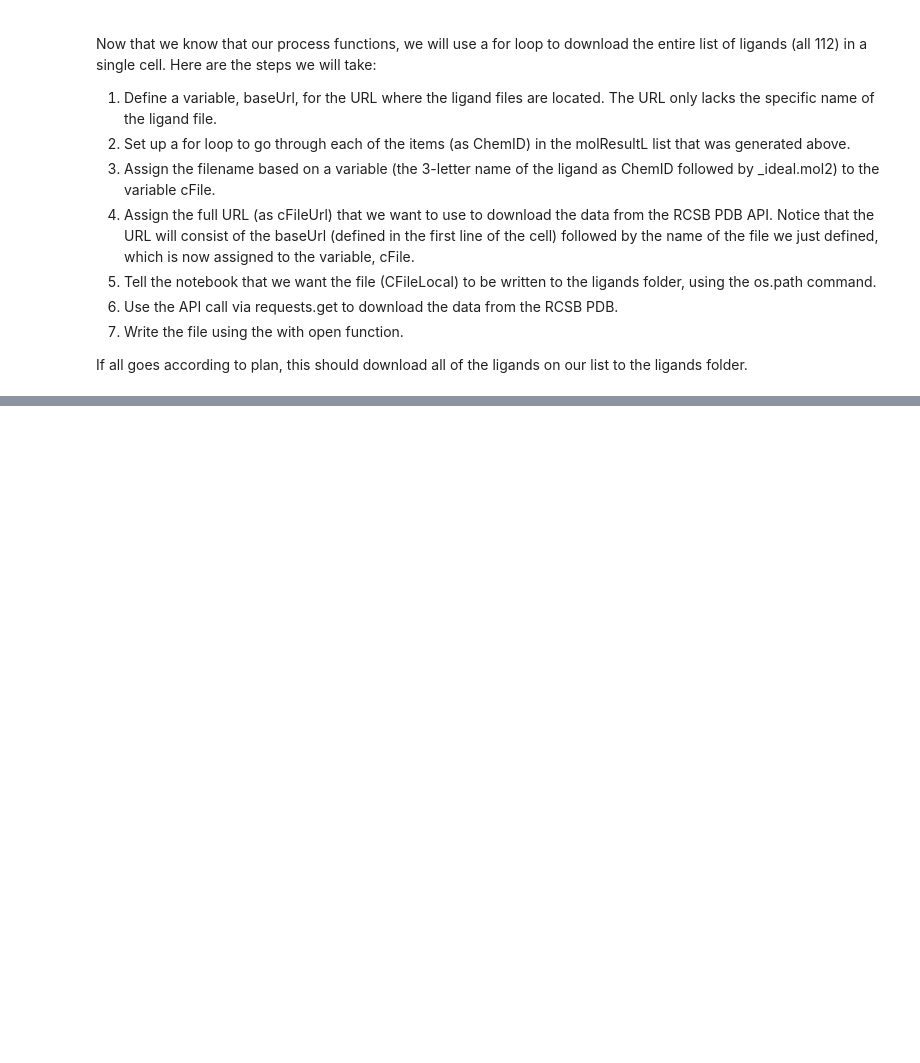
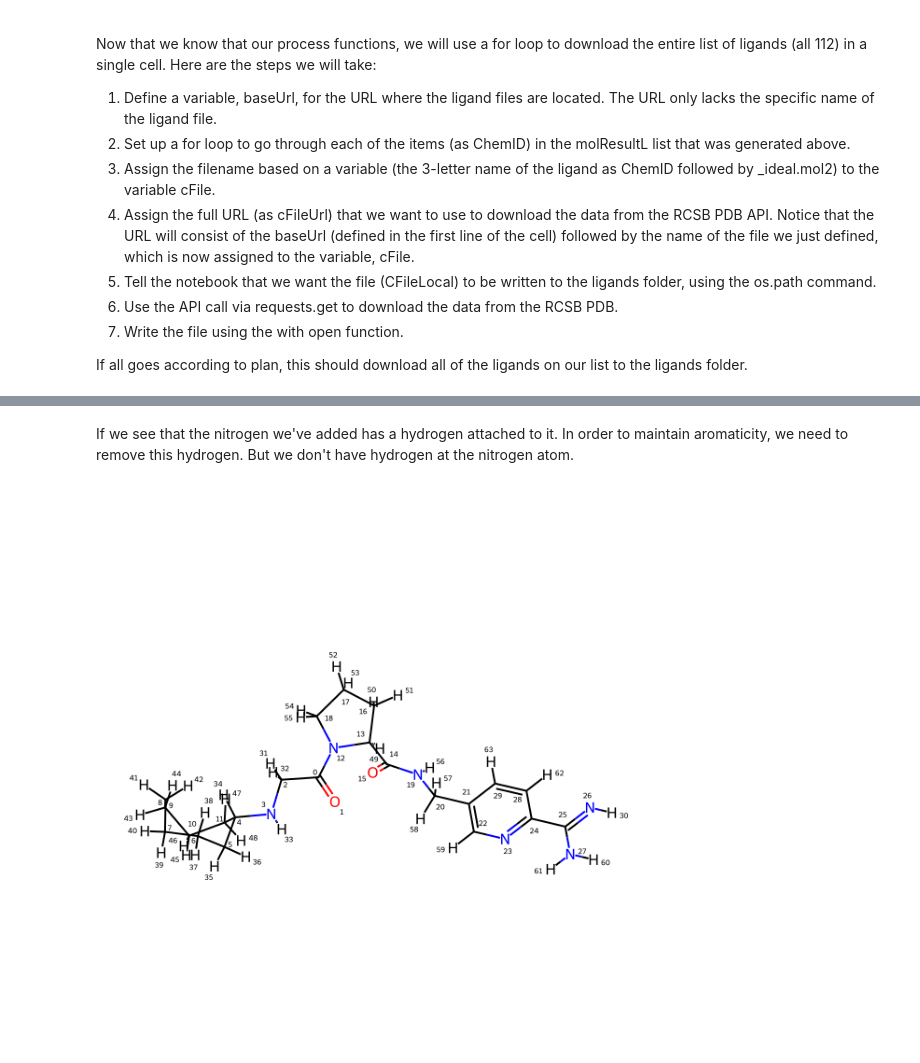
Before and after one commit to Arjun1425/Python-For-Cheminformatics-Driven-Molecular-Docking-rcsb, a Jupyter notebook: Molecular Docking.ipynb, the cells around one changed output, grey strips where cells are left out. Cells and saved outputs as stored; diff of their text form; code cells hidden in the pictures; blank space fills up the shorter version.

```diff
--- a/Molecular Docking.ipynb
+++ b/Molecular Docking.ipynb
@@ -193,0 +250,9 @@ for ChemID in molResultL:
+# %% [markdown]
+If we see that the nitrogen we've added has a hydrogen attached to it. In order to maintain aromaticity, we need to remove this hydrogen. But we don't have hydrogen at the nitrogen atom.
+# %%
+atom = mol_ligand_N.GetAtomWithIdx(23)
+atom.SetNumExplicitHs(0)    # Set the number of explicit hydrogens to 0.
+mol_ligand_N = Chem.AddHs(mol_ligand_N, addCoords= True)
+mol_ligand_N             # Hydrogen is present and its index is 60.
+# %% [output]
+[figure, added]
```
Also changed, not shown: parts of 15 cells of this notebook.
